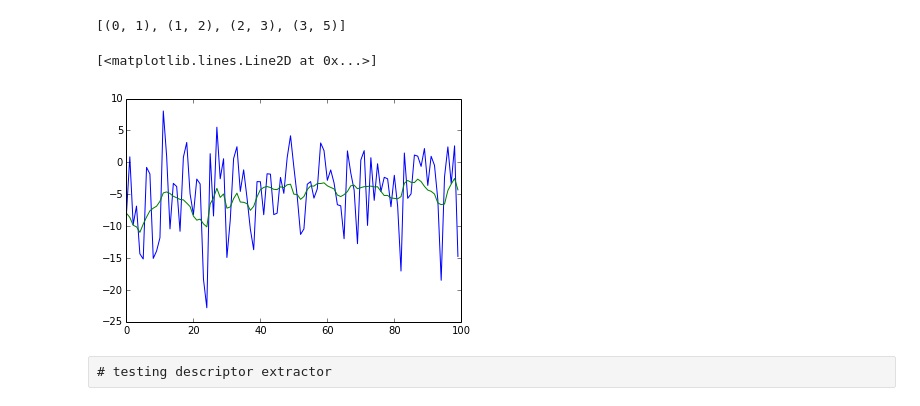
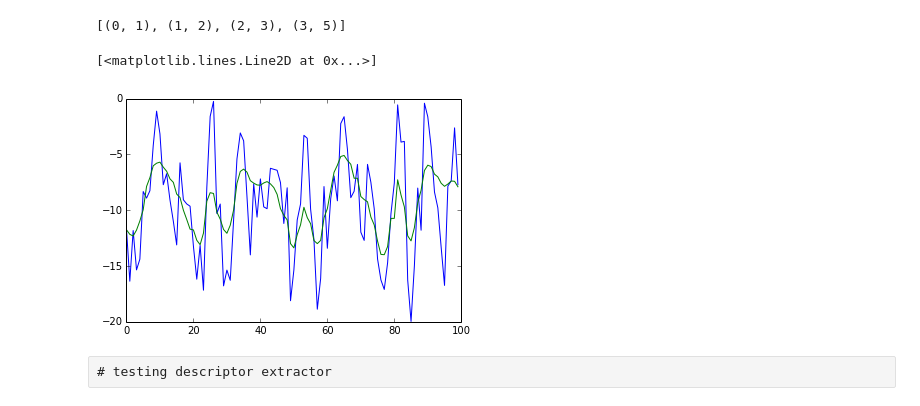
Before and after one commit to cjackie/ActivitiesPrediction, a Jupyter notebook: Backend/model_training/test.ipynb, the cells around one changed output. Drawn from its saved outputs; the diff is of its cells as text; code cells hidden in the pictures.

```diff
--- a/Backend/model_training/test.ipynb
+++ b/Backend/model_training/test.ipynb
@@ -39,13 +57,13 @@ basis_learner.batch_chunks
 # %%
 d = basis_learner._gen_v(tf.convert_to_tensor(basis_learner._gen_h(tf.convert_to_tensor(accel_data, tf.float32)), tf.float32), 0.001)
 # plt.plot(range(d.shape[2]), d[0,1,:,0])
 # plt.plot(range(accel_data.shape[2]), accel_data[0,1,:,0])
 
-plt.plot( d[0,1,200:300,0])
-plt.plot(accel_data[0,1,200:300,0])
+plt.plot( d[0,1,300:400,0])
+plt.plot(accel_data[0,1,300:400,0])
 # %% [output]
 [<matplotlib.lines.Line2D at 0x...>]
-[figure, old version]
+[figure, new version]
 # %% [raw]
 # testing descriptor extractor
 # %%
```
Also changed, not shown: parts of 1 cell of this notebook, 2 other files.
